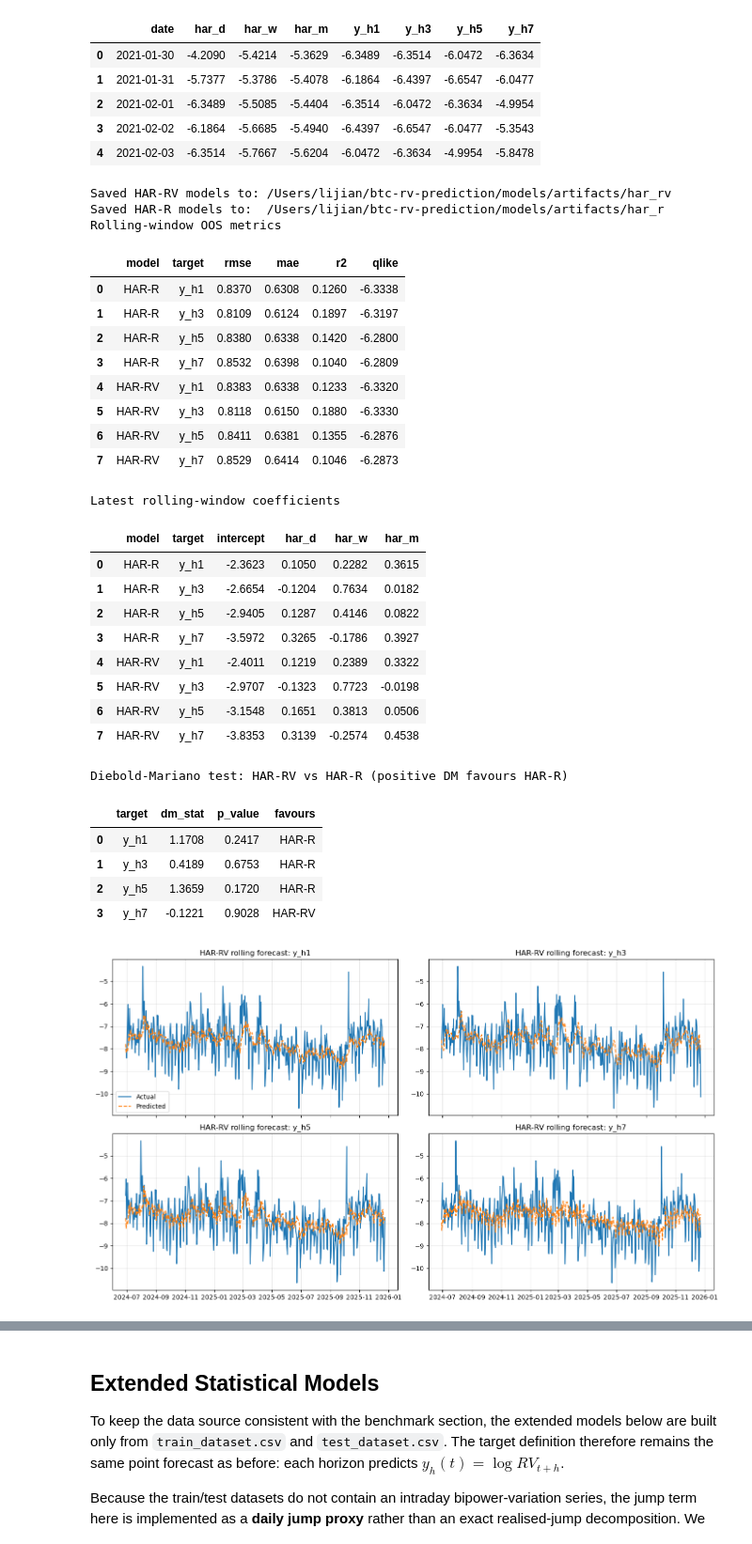
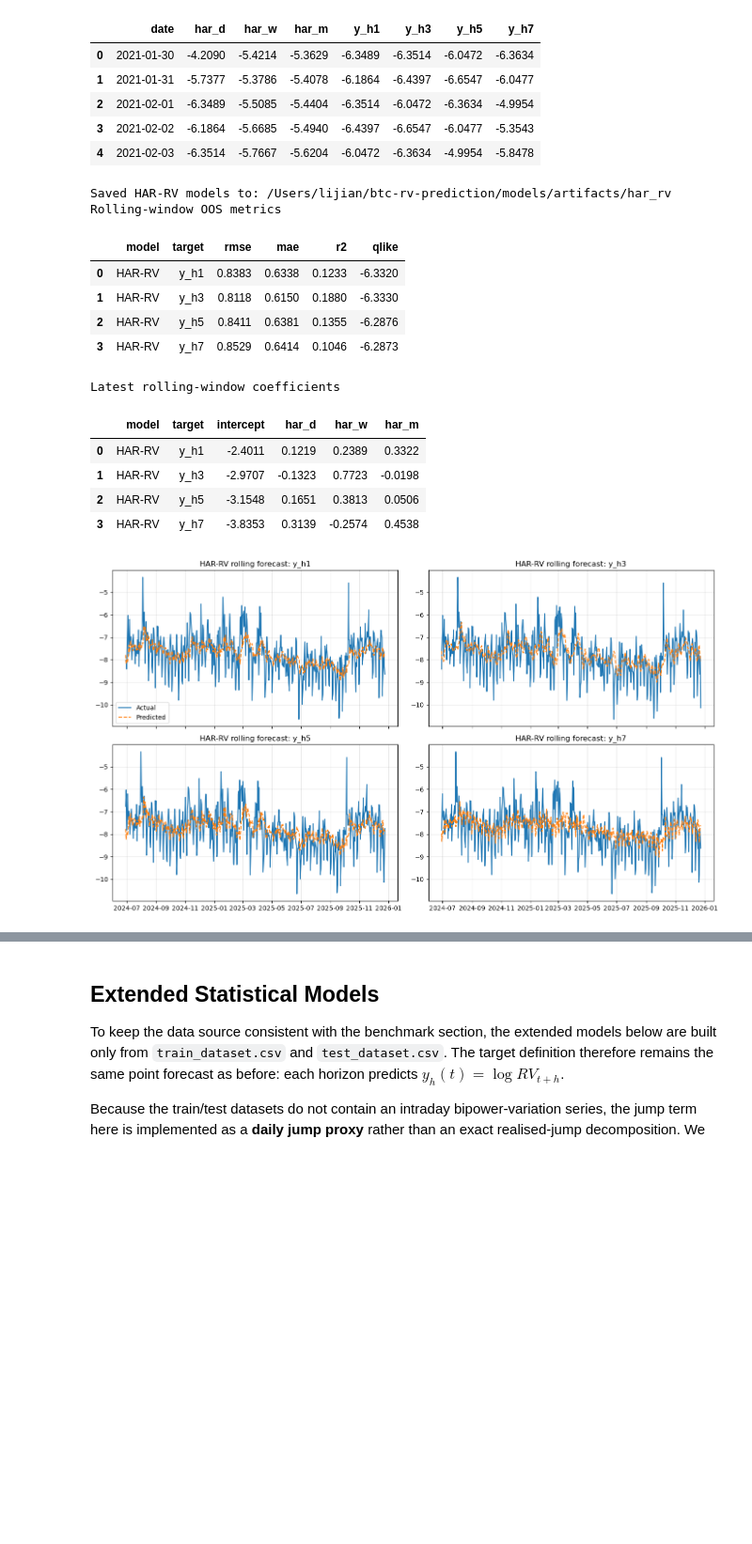
Before and after one commit to paridhiag36/btc-rv-prediction, a Jupyter notebook: models/HAR.ipynb, the cells around one changed output, grey strips where cells are left out. Shown at 94% size. Cells and saved outputs as stored; diff of their text form; code cells hidden in the pictures; blank space fills up the shorter version.

Commit message:
update HAR benchmark model

```diff
--- a/models/HAR.ipynb
+++ b/models/HAR.ipynb
@@ -241,10 +239,6 @@ def predict_har_rv(feature_frame, target_cols=None):
     return predict_saved_har(feature_frame, MODEL_DIR_HAR_RV, target_cols=target_cols)
 
 
-def predict_har_r(feature_frame, target_cols=None):
-    return predict_saved_har(feature_frame, MODEL_DIR_HAR_R, target_cols=target_cols)
-
-
 def predict_har_rv_from_raw(raw_frame, target_cols=None, latest_only=True):
     return predict_saved_har_from_raw(
         raw_frame,
@@ -255,24 +249,10 @@ def predict_har_rv_from_raw(raw_frame, target_cols=None, latest_only=True):
     )
 
 
-def predict_har_r_from_raw(raw_frame, target_cols=None, latest_only=True):
-    return predict_saved_har_from_raw(
-        raw_frame,
-        MODEL_DIR_HAR_R,
-        build_har_feature_frame_for_prediction,
-        target_cols=target_cols,
-        latest_only=latest_only,
-    )
-
-
 model_specs = {
     "HAR-RV": {
         "estimator": LinearRegression(),
         "model_dir": MODEL_DIR_HAR_RV,
-    },
-    "HAR-R": {
-        "estimator": HuberRegressor(max_iter=1000),
-        "model_dir": MODEL_DIR_HAR_R,
     },
 }
 
@@ -343,87 +323,41 @@ for model_name in model_specs:
         )
 
 metrics_df = pd.DataFrame(metrics_rows).sort_values(["model", "target"]).reset_index(drop=True)
 coef_df = pd.DataFrame(coef_rows).sort_values(["model", "target"]).reset_index(drop=True)
 
-dm_rows = []
-for target in target_cols:
-    har_rv_pred = predictions_df.loc[
-        (predictions_df["model"] == "HAR-RV") & (predictions_df["target"] == target),
-        ["date", "actual", "predicted"],
-    ]
-    har_r_pred = predictions_df.loc[
-        (predictions_df["model"] == "HAR-R") & (predictions_df["target"] == target),
-        ["date", "actual", "predicted"],
-    ]
-
-    comparison = har_rv_pred.merge(har_r_pred, on="date", suffixes=("_rv", "_r"))
-    loss_rv = (comparison["actual_rv"] - comparison["predicted_rv"]) ** 2
-    loss_r = (comparison["actual_r"] - comparison["predicted_r"]) ** 2
-    dm_stat, p_value = diebold_mariano_test(loss_rv, loss_r, h=int(target.split("h")[-1]))
-
-    dm_rows.append(
-        {
-            "target": target,
-            "dm_stat": dm_stat,
-            "p_value": p_value,
-            "favours": "HAR-R" if dm_stat > 0 else "HAR-RV",
-        }
-    )
-
-dm_df = pd.DataFrame(dm_rows).sort_values("target").reset_index(drop=True)
-
 print(f"Saved HAR-RV models to: {MODEL_DIR_HAR_RV.resolve()}")
-print(f"Saved HAR-R models to:  {MODEL_DIR_HAR_R.resolve()}")
 print("Rolling-window OOS metrics")
 display(metrics_df)
 
 print("Latest rolling-window coefficients")
 display(coef_df)
-
-print("Diebold-Mariano test: HAR-RV vs HAR-R (positive DM favours HAR-R)")
-display(dm_df)
 
 for model_name in model_specs:
     fig, axes = plt.subplots(2, 2, figsize=(14, 8), sharex=True)
     for ax, target in zip(axes.flat, target_cols):
         plot_df = predictions_df[
             (predictions_df["model"] == model_name) & (predictions_df["target"] == target)
         ]
         ax.plot(plot_df["date"], plot_df["actual"], label="Actual", linewidth=1.5)
         ax.plot(plot_df["date"], plot_df["predicted"], label="Predicted", linewidth=1.5, linestyle="--")
         ax.set_title(f"{model_name} rolling forecast: {target}")
         ax.grid(alpha=0.3)
 
     axes[0, 0].legend()
     plt.tight_layout()
     plt.show()
 # %% [output]
 Saved HAR-RV models to: /Users/lijian/btc-rv-prediction/models/artifacts/har_rv
-Saved HAR-R models to:  /Users/lijian/btc-rv-prediction/models/artifacts/har_r
 Rolling-window OOS metrics
 |  | model | target | rmse | mae | r2 | qlike |
-| 0 | HAR-R | y_h1 | 0.8370 | 0.6308 | 0.1260 | -6.3338 |
-| 1 | HAR-R | y_h3 | 0.8109 | 0.6124 | 0.1897 | -6.3197 |
-| 2 | HAR-R | y_h5 | 0.8380 | 0.6338 | 0.1420 | -6.2800 |
-| 3 | HAR-R | y_h7 | 0.8532 | 0.6398 | 0.1040 | -6.2809 |
-| 4 | HAR-RV | y_h1 | 0.8383 | 0.6338 | 0.1233 | -6.3320 |
-| 5 | HAR-RV | y_h3 | 0.8118 | 0.6150 | 0.1880 | -6.3330 |
-| 6 | HAR-RV | y_h5 | 0.8411 | 0.6381 | 0.1355 | -6.2876 |
-| 7 | HAR-RV | y_h7 | 0.8529 | 0.6414 | 0.1046 | -6.2873 |
+| 0 | HAR-RV | y_h1 | 0.8383 | 0.6338 | 0.1233 | -6.3320 |
+| 1 | HAR-RV | y_h3 | 0.8118 | 0.6150 | 0.1880 | -6.3330 |
+| 2 | HAR-RV | y_h5 | 0.8411 | 0.6381 | 0.1355 | -6.2876 |
+| 3 | HAR-RV | y_h7 | 0.8529 | 0.6414 | 0.1046 | -6.2873 |
 Latest rolling-window coefficients
 |  | model | target | intercept | har_d | har_w | har_m |
-| 0 | HAR-R | y_h1 | -2.3623 | 0.1050 | 0.2282 | 0.3615 |
-| 1 | HAR-R | y_h3 | -2.6654 | -0.1204 | 0.7634 | 0.0182 |
-| 2 | HAR-R | y_h5 | -2.9405 | 0.1287 | 0.4146 | 0.0822 |
-| 3 | HAR-R | y_h7 | -3.5972 | 0.3265 | -0.1786 | 0.3927 |
-| 4 | HAR-RV | y_h1 | -2.4011 | 0.1219 | 0.2389 | 0.3322 |
-| 5 | HAR-RV | y_h3 | -2.9707 | -0.1323 | 0.7723 | -0.0198 |
-| 6 | HAR-RV | y_h5 | -3.1548 | 0.1651 | 0.3813 | 0.0506 |
-| 7 | HAR-RV | y_h7 | -3.8353 | 0.3139 | -0.2574 | 0.4538 |
+| 0 | HAR-RV | y_h1 | -2.4011 | 0.1219 | 0.2389 | 0.3322 |
+| 1 | HAR-RV | y_h3 | -2.9707 | -0.1323 | 0.7723 | -0.0198 |
+| 2 | HAR-RV | y_h5 | -3.1548 | 0.1651 | 0.3813 | 0.0506 |
+| 3 | HAR-RV | y_h7 | -3.8353 | 0.3139 | -0.2574 | 0.4538 |
-Diebold-Mariano test: HAR-RV vs HAR-R (positive DM favours HAR-R)
-|  | target | dm_stat | p_value | favours |
-| 0 | y_h1 | 1.1708 | 0.2417 | HAR-R |
-| 1 | y_h3 | 0.4189 | 0.6753 | HAR-R |
-| 2 | y_h5 | 1.3659 | 0.1720 | HAR-R |
-| 3 | y_h7 | -0.1221 | 0.9028 | HAR-RV |
 [figure]
```
Also changed, not shown: parts of 4 cells of this notebook.
